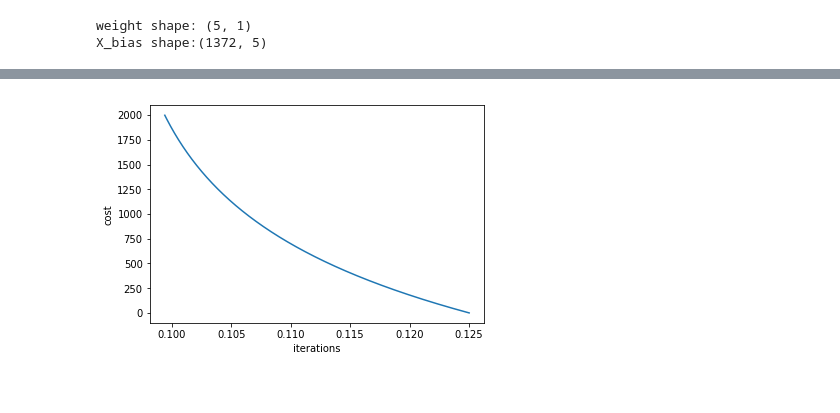
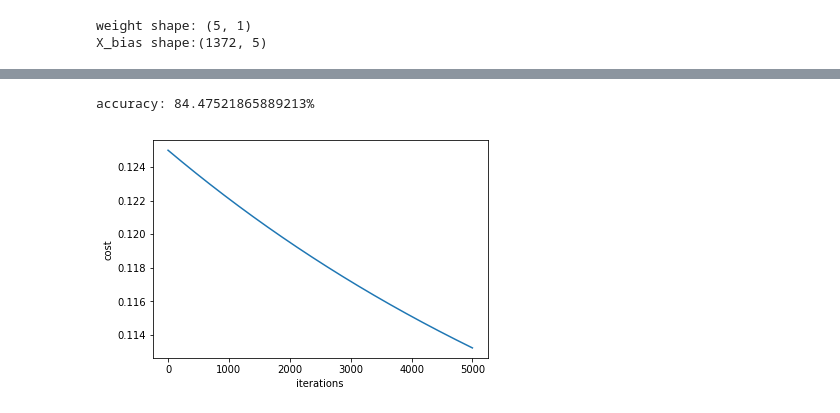
Before and after one commit to AashishVinayak/Machine-Learning, a Jupyter notebook: Logistic Regression (banknote authentication).ipynb, the cells around one changed output, grey strips where cells are left out. Drawn from its saved outputs; the diff is of its cells as text; code cells hidden in the pictures.

```diff
--- a/Logistic Regression (banknote authentication).ipynb
+++ b/Logistic Regression (banknote authentication).ipynb
@@ -47,7 +47,7 @@ y_train: (1372, 1)
 # useful variables
 iter_l = []
 cost_l = []
-alpha = 0.001
+alpha = 0.0001
 
 # length of dataset
 m_train = y_train.size
@@ -62,10 +62,8 @@ print("X_bias shape:" + str(X_bias.shape))
 weight shape: (5, 1)
 X_bias shape:(1372, 5)
 # %%
-#######################   NEEDS DEBUGGING   ######################
-
 # gradient descent
-for i in range(2000):
+for i in range(5000):
     # calculating hypothesis(h)
     h = sigmoid(np.dot(X_bias, w))
     # gradient step
@@ -99,8 +112,13 @@ accuracy: 0.0
+# %%
+# accuracy
+print("accuracy: " + str((truPN/m_train)*100) + "%")
+# %% [output]
+accuracy: 84.47521865889213%
 # %%
 # plotting the learning curve
-plt.plot(cost_l, iter_l, '-')
+plt.plot(iter_l, cost_l, '-')
 plt.xlabel("iterations")
 plt.ylabel("cost")
 plt.show()
 # %% [output]
-[figure, old version]
+[figure, new version]
```
Also changed, not shown: parts of 3 cells of this notebook, 1 other file.
